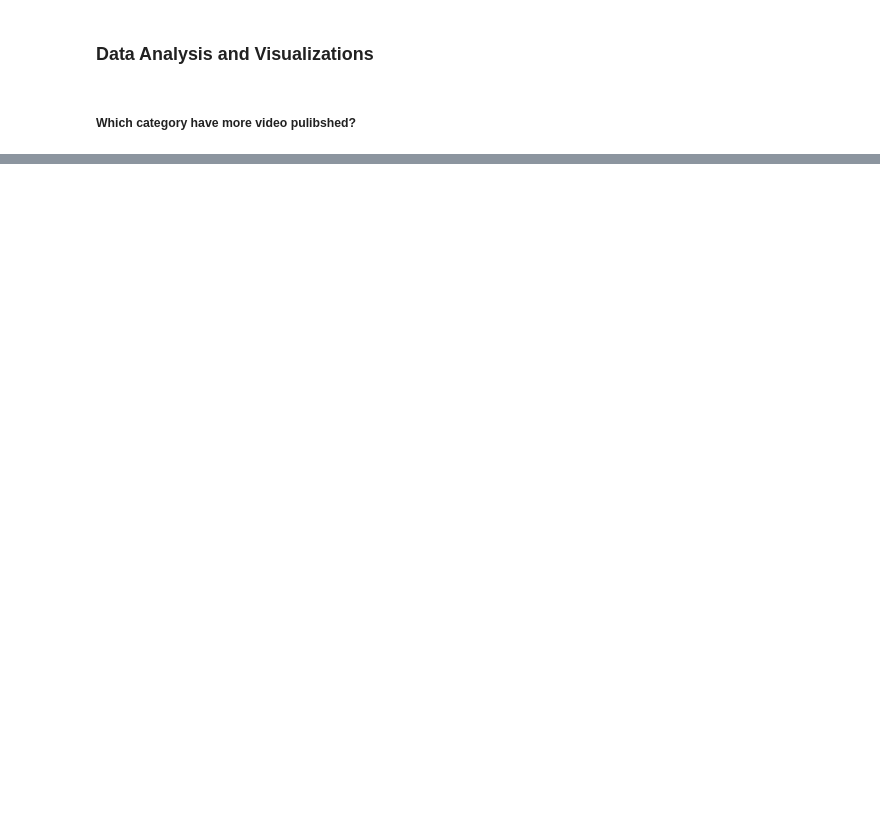
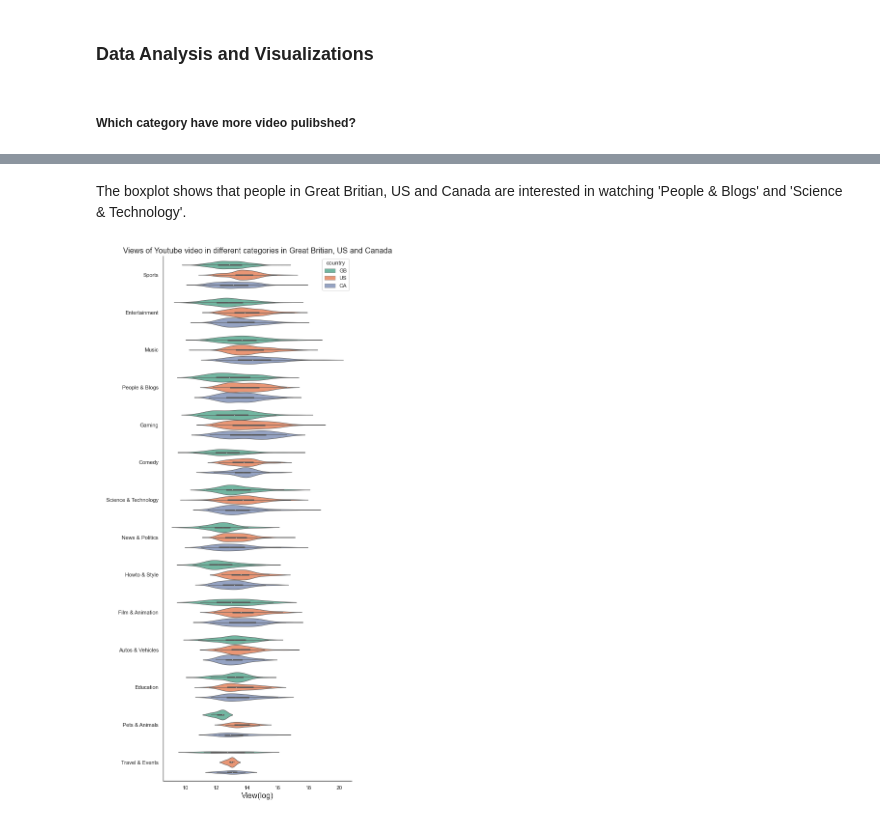
Before and after one commit to ubco-W2020WT1-data301/course-project-group_6007b, a Jupyter notebook: analysis/Kristy/milestone2.ipynb, the cells around one changed output, grey strips where cells are left out. Cells and saved outputs as stored; diff of their text form; code cells hidden in the pictures; blank space fills up the shorter version.

```diff
--- a/analysis/Kristy/milestone2.ipynb
+++ b/analysis/Kristy/milestone2.ipynb
@@ -161,0 +206,16 @@ plt.gcf().set_size_inches(15,4)
+# %% [markdown]
+The boxplot shows that people in Great Britian, US and Canada are interested in watching 'People & Blogs' and 'Science & Technology'.
+# %%
+sns.violinplot(data = df_assign, x='log_viewcount', y='category',
+              order = category_group['category'], hue = 'country',
+              palette = 'Set2',
+              linewidth = 1)
+sns.despine(right = True)
+plt.gcf().set_size_inches(7,20)
+plt.title('Views of Youtube video in different categories in Great Britian, US and Canada', fontsize=16)
+plt.xlabel('View(log)',
+          fontsize = 16)
+plt.ylabel(' ')
+plt.show()
+# %% [output]
+[figure, added]
```
Also changed, not shown: parts of 16 cells of this notebook, 2 other files.
